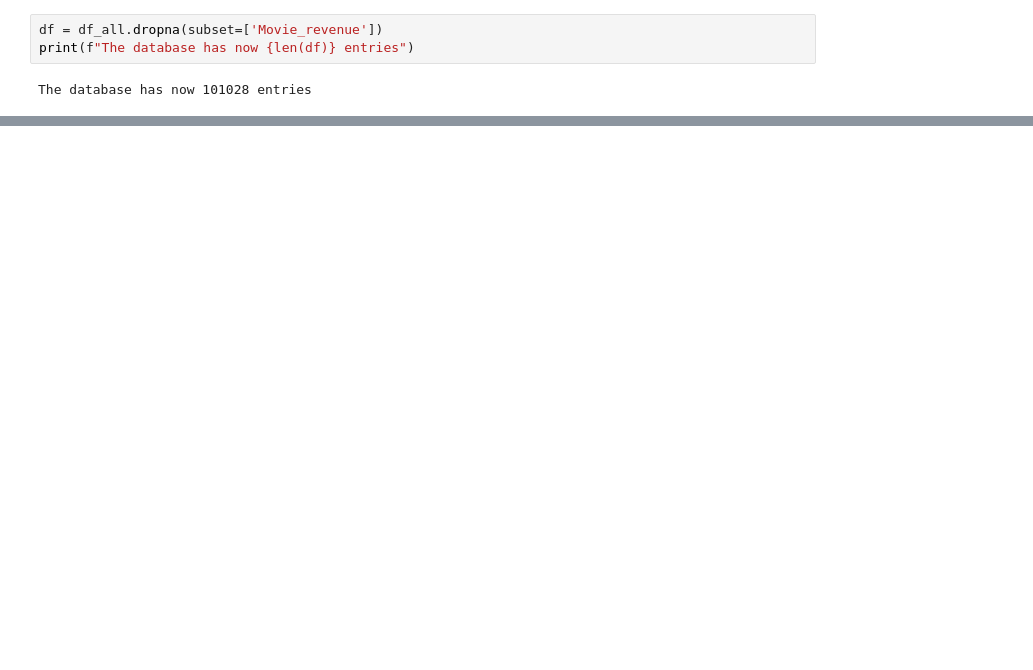
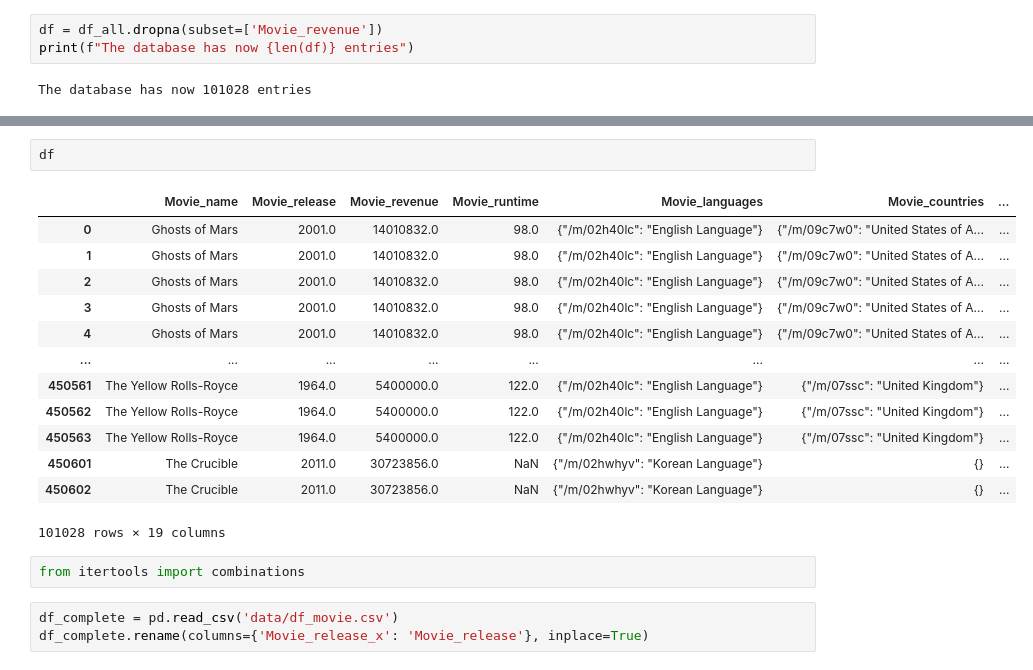
Before and after one commit to epfl-ada/ada-2023-project-patterndetectives, a Jupyter notebook: data_analysis.ipynb, the cells around one changed output, grey strips where cells are left out. Cells and saved outputs as stored; diff of their text form; blank space fills up the shorter version.

```diff
--- a/data_analysis.ipynb
+++ b/data_analysis.ipynb
@@ -196,0 +212,21 @@ msno.matrix(df)
+# %%
+df
+# %% [output]
+|  | Movie_name | Movie_release | Movie_revenue | Movie_runtime | Movie_languages | Movie_countries | ... |
+| 0 | Ghosts of Mars | 2001.0 | 14010832.0 | 98.0 | {"/m/02h40lc": "English Language"} | {"/m/09c7w0": "United States of A... | ... |
+| 1 | Ghosts of Mars | 2001.0 | 14010832.0 | 98.0 | {"/m/02h40lc": "English Language"} | {"/m/09c7w0": "United States of A... | ... |
+| 2 | Ghosts of Mars | 2001.0 | 14010832.0 | 98.0 | {"/m/02h40lc": "English Language"} | {"/m/09c7w0": "United States of A... | ... |
+| 3 | Ghosts of Mars | 2001.0 | 14010832.0 | 98.0 | {"/m/02h40lc": "English Language"} | {"/m/09c7w0": "United States of A... | ... |
+| 4 | Ghosts of Mars | 2001.0 | 14010832.0 | 98.0 | {"/m/02h40lc": "English Language"} | {"/m/09c7w0": "United States of A... | ... |
+| ... | ... | ... | ... | ... | ... | ... | ... |
+| 450561 | The Yellow Rolls-Royce | 1964.0 | 5400000.0 | 122.0 | {"/m/02h40lc": "English Language"} | {"/m/07ssc": "United Kingdom"} | ... |
+| 450562 | The Yellow Rolls-Royce | 1964.0 | 5400000.0 | 122.0 | {"/m/02h40lc": "English Language"} | {"/m/07ssc": "United Kingdom"} | ... |
+| 450563 | The Yellow Rolls-Royce | 1964.0 | 5400000.0 | 122.0 | {"/m/02h40lc": "English Language"} | {"/m/07ssc": "United Kingdom"} | ... |
+| 450601 | The Crucible | 2011.0 | 30723856.0 | NaN | {"/m/02hwhyv": "Korean Language"} | {} | ... |
+| 450602 | The Crucible | 2011.0 | 30723856.0 | NaN | {"/m/02hwhyv": "Korean Language"} | {} | ... |
+101028 rows × 19 columns
+# %%
+from itertools import combinations
+# %%
+df_complete = pd.read_csv('data/df_movie.csv')
+df_complete.rename(columns={'Movie_release_x': 'Movie_release'}, inplace=True)
```
Also changed, not shown: parts of 27 cells of this notebook.
